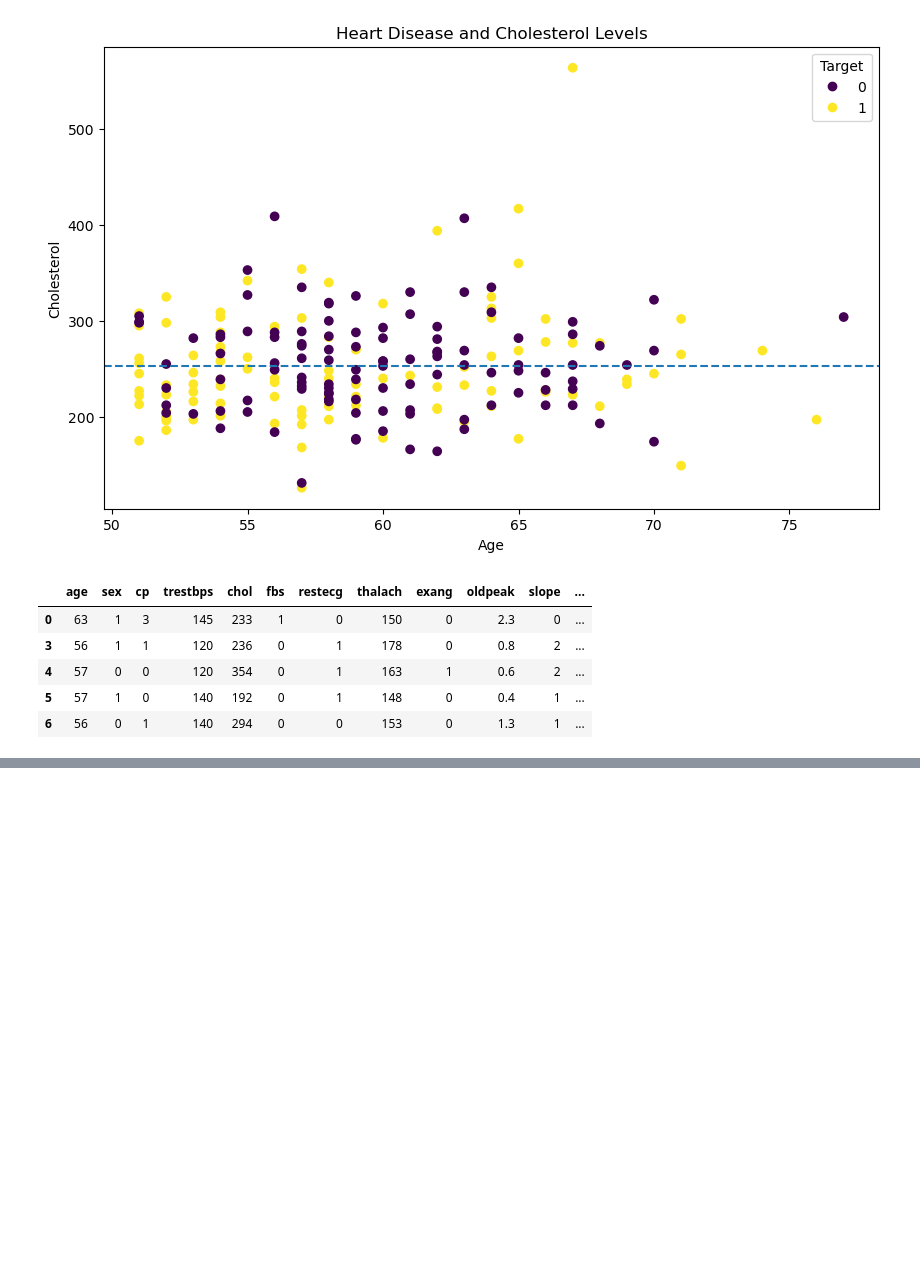
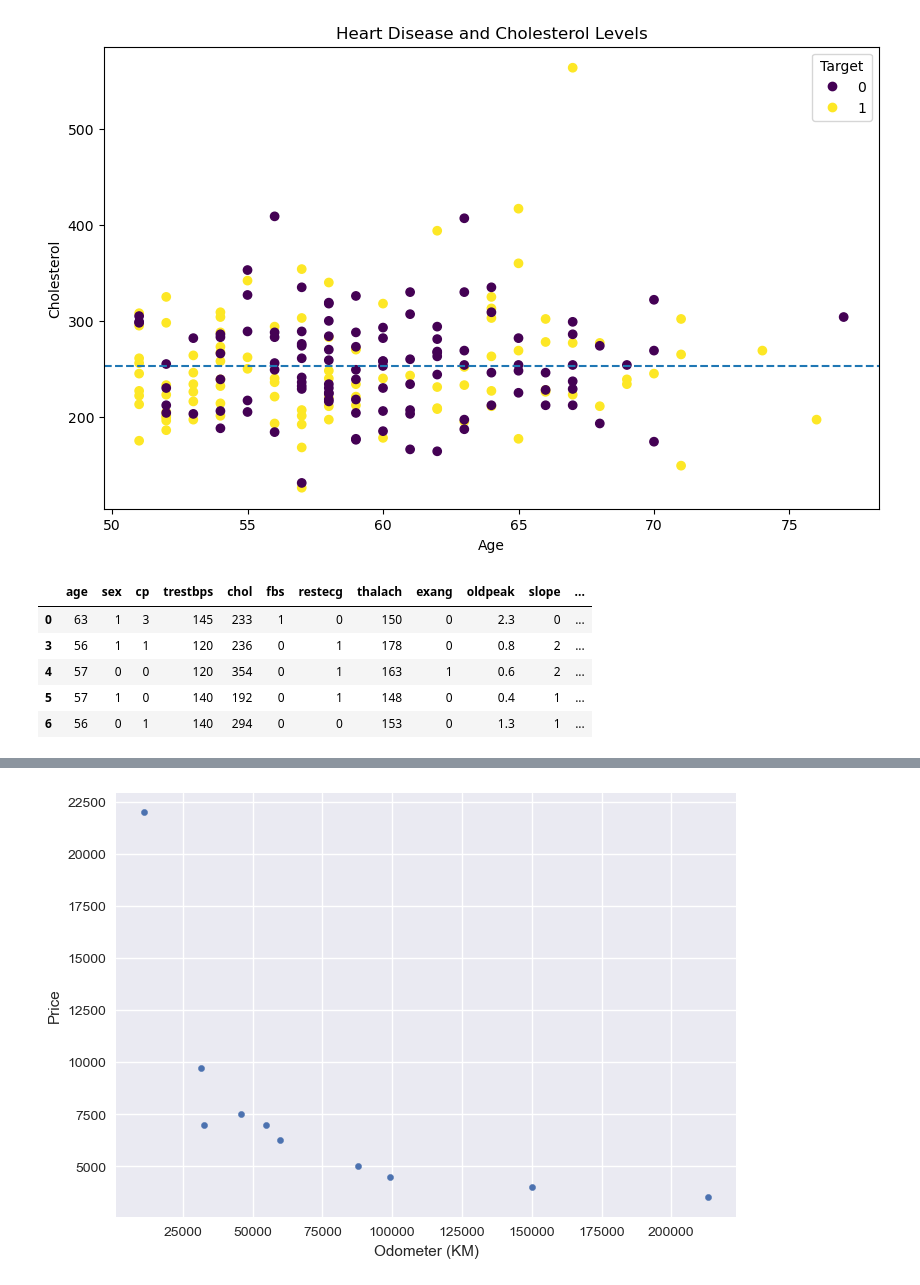
Before and after one commit to Tarun-Mittal-cell/dataAnalysisPandasNumpy, a Jupyter notebook: Introduction to Matplotlib.ipynb, the cells around one changed output, grey strips where cells are left out. Cells and saved outputs as stored; diff of their text form; code cells hidden in the pictures; blank space fills up the shorter version.

```diff
--- a/Introduction to Matplotlib.ipynb
+++ b/Introduction to Matplotlib.ipynb
@@ -501,0 +541,4 @@ fig.suptitle("Heart Disease Analysis", fontsize=16, fontweight="bold")
+# %%
+car_sales.plot(x="Odometer (KM)", y="Price", kind="scatter");
+# %% [output]
+[figure, added]
```
Also changed, not shown: parts of 13 cells of this notebook.
